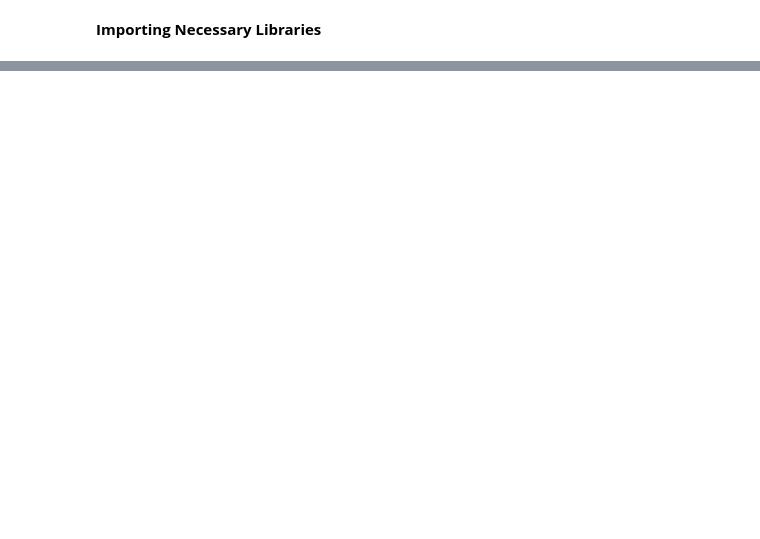
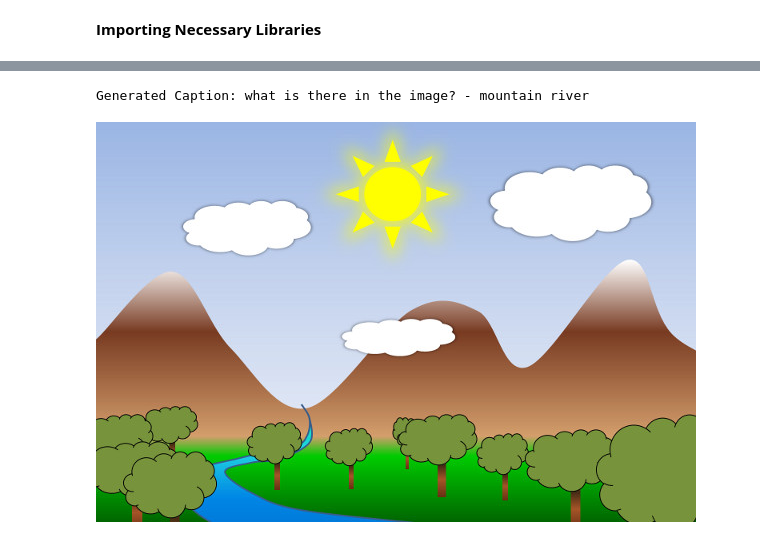
Before and after one commit to AnushkaMazumdar2/Natural-Language-Processing, a Jupyter notebook: Anushka_505_Lab8.ipynb, the cells around one changed output, grey strips where cells are left out. Cells and saved outputs as stored; diff of their text form; code cells hidden in the pictures; blank space fills up the shorter version.

```diff
--- a/Anushka_505_Lab8.ipynb
+++ b/Anushka_505_Lab8.ipynb
@@ -670,0 +105,15 @@ Predicted Hindi Translation:  जब वहाँ एक ही किताब
+# %%
+def main():
+    image_url = "https://codeskulptor-demos.commondatastorage.googleapis.com/pang/HfReHl5.jpg"
+    text = "What is there in the image?"
+    caption = process_text_and_image(image_url, text)
+    print("Generated Caption:", caption)
+if __name__ == "__main__":
+    main()
+# %% [output]
+Generated Caption: what is there in the image? - mountain river
+# %%
+image = cv2.imread("/content/HfReHl5.jpg")
+cv2_imshow(image)
+# %% [output]
+[figure, added]
```
Also changed, not shown: parts of 80 cells of this notebook.
